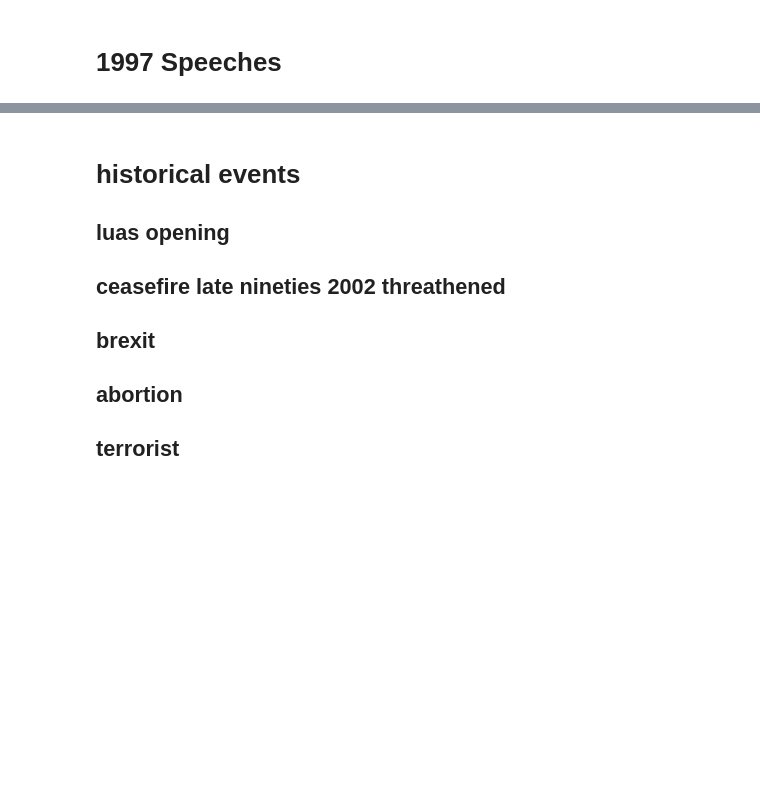
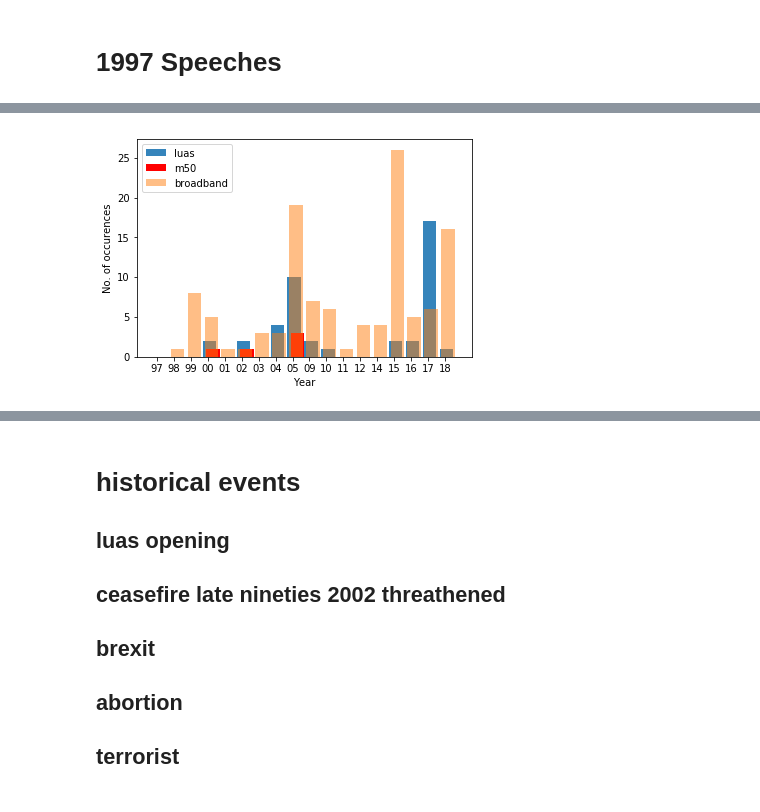
Before and after one commit to Johnny-Morgan/Python-Data-Science, a Jupyter notebook: Diploma Project.ipynb, the cells around one changed output, grey strips where cells are left out. Saved outputs shown, nothing was run; the diff lists cells and outputs as text; code cells hidden in the pictures; blank space fills up the shorter version.

Commit message:
Added line and bar charts

```diff
--- a/Diploma Project.ipynb
+++ b/Diploma Project.ipynb
@@ -1060,0 +1317,20 @@ find_word("luas")
+# %%
+
+
+year = ["97", "98", "99", "00", "01", "02", "03", "04", "05", "09", "10", "11", "12",  "14", "15", "16", "17", "18"]
+luas = [0, 0, 0, 2, 0, 2, 0, 4, 10, 2, 1, 0, 0, 0, 2, 2, 17, 1]
+m50 = [0, 0, 0, 1, 0, 1, 0, 0, 3, 0, 0, 0, 0, 0, 0, 0, 0, 0]
+broadband = [0, 1, 8, 5, 1, 1, 3, 3, 19, 7, 6, 1, 4, 4, 26, 5, 6, 16]
+
+ypos = np.arange(len(m50))
+
+plt.xticks(ypos, year)
+plt.ylabel("No. of occurences")
+plt.xlabel("Year")
+plt.bar(ypos+.1, luas, label = "luas" ,alpha = .9)
+plt.bar(ypos+.3, m50,  label = "m50", alpha = 1, color="red")
+plt.bar(ypos+.2, broadband,  label = "broadband", alpha = .5)
+
+plt.legend()
+show(q)
+# %% [output]
@@ -1060,0 +1339 @@ find_word("luas")
+[figure, added]
```
Also changed, not shown: parts of 59 cells of this notebook.
